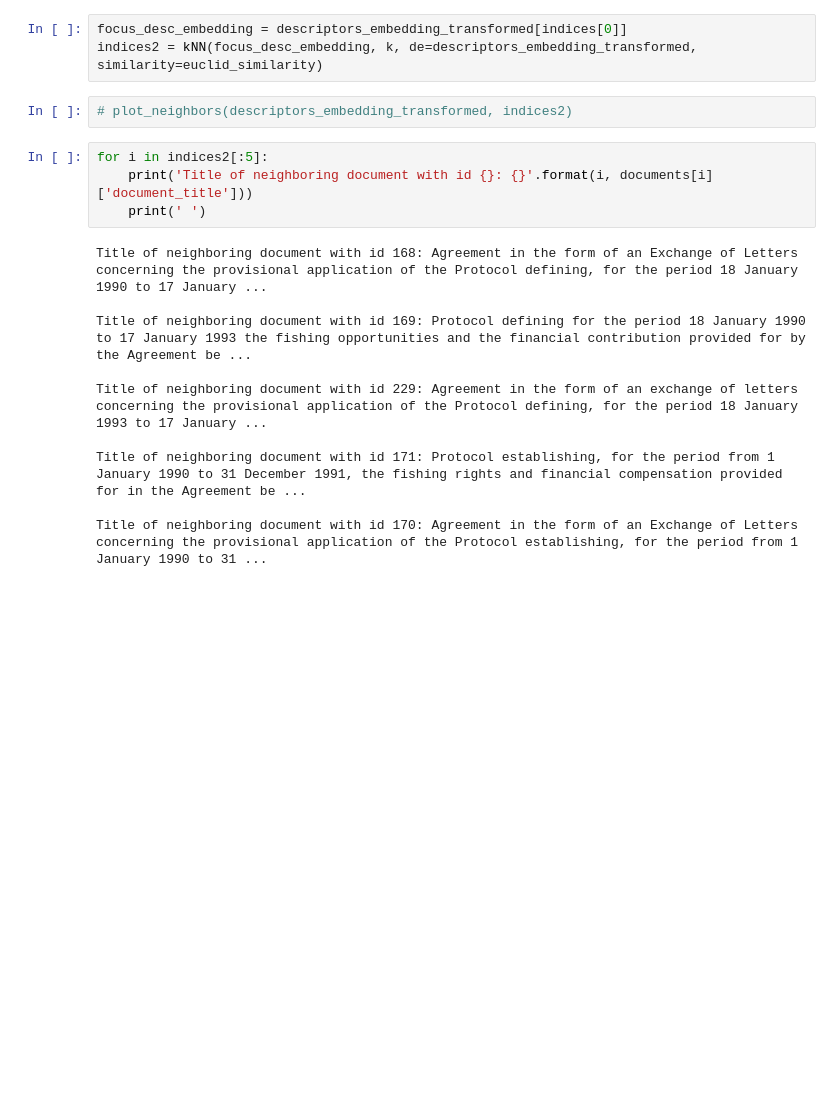
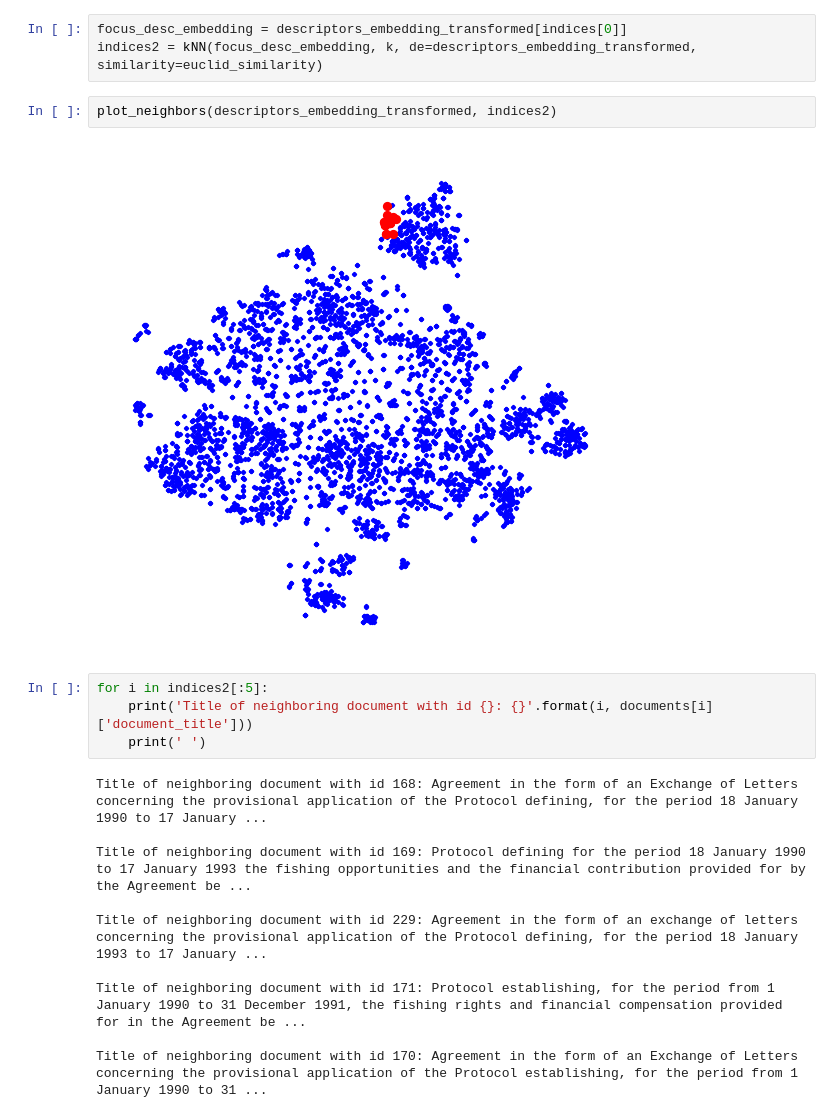
Before and after one commit to E3-JSI-archive/enviroLENS, a Jupyter notebook: word-embeddings/notebooks/document_embeddings.ipynb, the cells around one changed output. Drawn from its saved outputs; the diff is of its cells as text; blank space fills up the shorter version.

```diff
--- a/word-embeddings/notebooks/document_embeddings.ipynb
+++ b/word-embeddings/notebooks/document_embeddings.ipynb
@@ -381,7 +374,9 @@ def plot_neighbors(emb, indices):
 focus_desc_embedding = descriptors_embedding_transformed[indices[0]]
 indices2 = kNN(focus_desc_embedding, k, de=descriptors_embedding_transformed, similarity=euclid_similarity)
 # %%
-# plot_neighbors(descriptors_embedding_transformed, indices2)
+plot_neighbors(descriptors_embedding_transformed, indices2)
+# %% [output]
+[figure, added]
 # %%
 for i in indices2[:5]:
     print('Title of neighboring document with id {}: {}'.format(i, documents[i]['document_title']))
```
Also changed, not shown: parts of 53 cells of this notebook.
